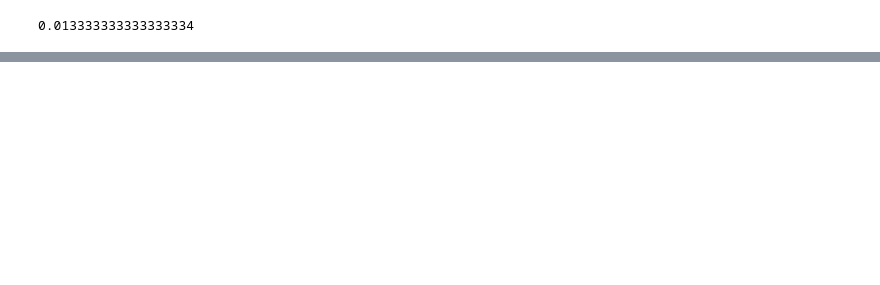
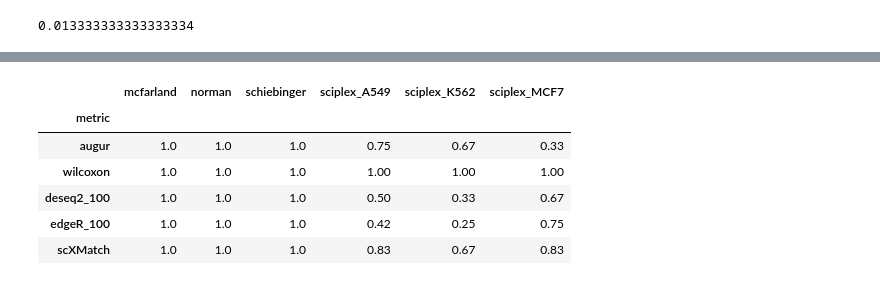
Before and after one commit to bionetslab/scXMatch_paper, a Jupyter notebook: notebooks/fig3.ipynb, the cells around one changed output, grey strips where cells are left out. Cells and saved outputs as stored; diff of their text form; code cells hidden in the pictures; blank space fills up the shorter version.

```diff
--- a/notebooks/fig3.ipynb
+++ b/notebooks/fig3.ipynb
@@ -53,0 +74,10 @@ var_results_dfs.sort_index().to_excel("sv.xlsx")
+# %%
+ssnr_df.set_index("metric").apply(f)
+# %% [output]
+|  | mcfarland | norman | schiebinger | sciplex_A549 | sciplex_K562 | sciplex_MCF7 |
+| metric |  |  |  |  |  |  |
+| augur | 1.0 | 1.0 | 1.0 | 0.75 | 0.67 | 0.33 |
+| wilcoxon | 1.0 | 1.0 | 1.0 | 1.00 | 1.00 | 1.00 |
+| deseq2_100 | 1.0 | 1.0 | 1.0 | 0.50 | 0.33 | 0.67 |
+| edgeR_100 | 1.0 | 1.0 | 1.0 | 0.42 | 0.25 | 0.75 |
+| scXMatch | 1.0 | 1.0 | 1.0 | 0.83 | 0.67 | 0.83 |
```
Also changed, not shown: parts of 12 cells of this notebook, 18 other files.
